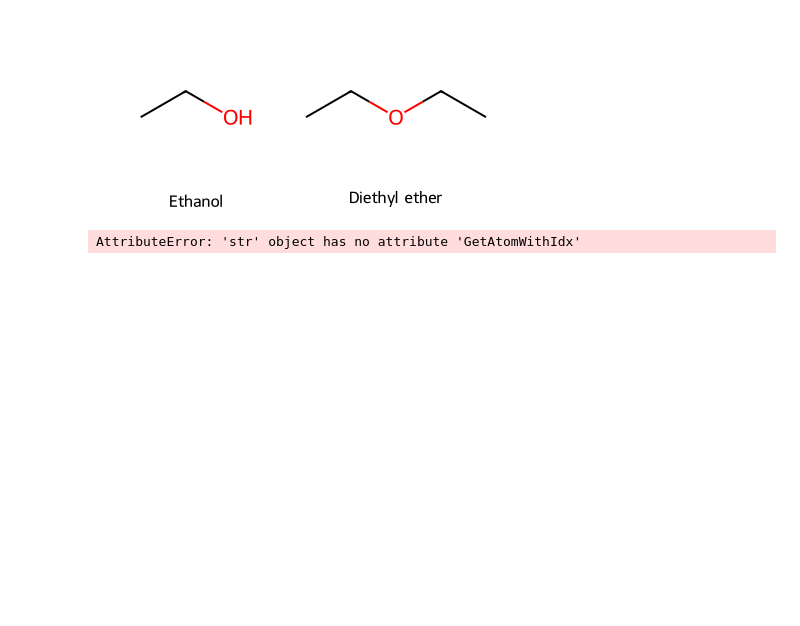
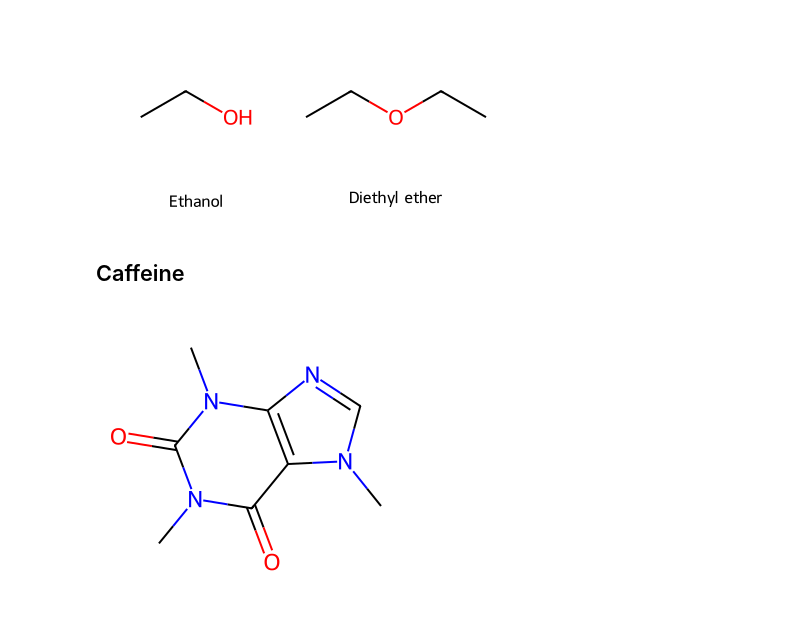
Before and after one commit to eagmon/notebook_tests, a Jupyter notebook: rdkit.ipynb, the cells around one changed output. Cells and saved outputs as stored; diff of their text form; code cells hidden in the pictures; blank space fills up the shorter version.

```diff
--- a/rdkit.ipynb
+++ b/rdkit.ipynb
@@ -45,10 +45,17 @@ img = Draw.MolsToGridImage(molecules, molsPerRow=2, subImgSize=(200, 200), legen
 display(img)
 # %% [output]
 [figure]
+# %% [markdown]
+## Caffeine
 # %%
-caffeine = "CN1C--NC2=C1C(=O)N(C(=O)N2C)C)"
+# SMILES string for caffeine
+caffeine = "CN1C=NC2=C1C(=O)N(C(=O)N2C)C"
+
+# Convert the SMILES string to an RDKit molecule object
+caffeine_molecule = Chem.MolFromSmiles(caffeine)
+
 # Draw the molecule and display it inline
-caffeineimg = Draw.MolToImage(caffiene)
-display(caffeineimg)
+caffeine_img = Draw.MolToImage(caffeine_molecule)
+display(caffeine_img)
 # %% [output]
-AttributeError: 'str' object has no attribute 'GetAtomWithIdx'
+[figure, added]
```
